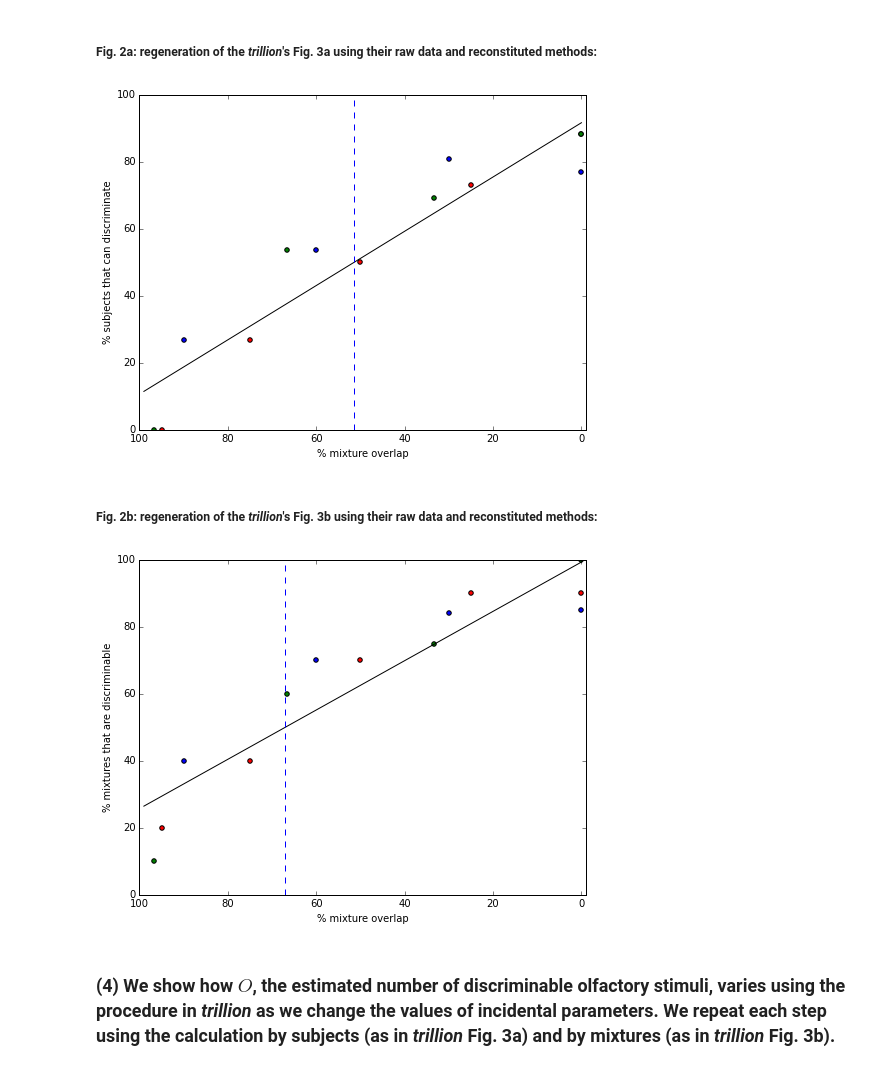
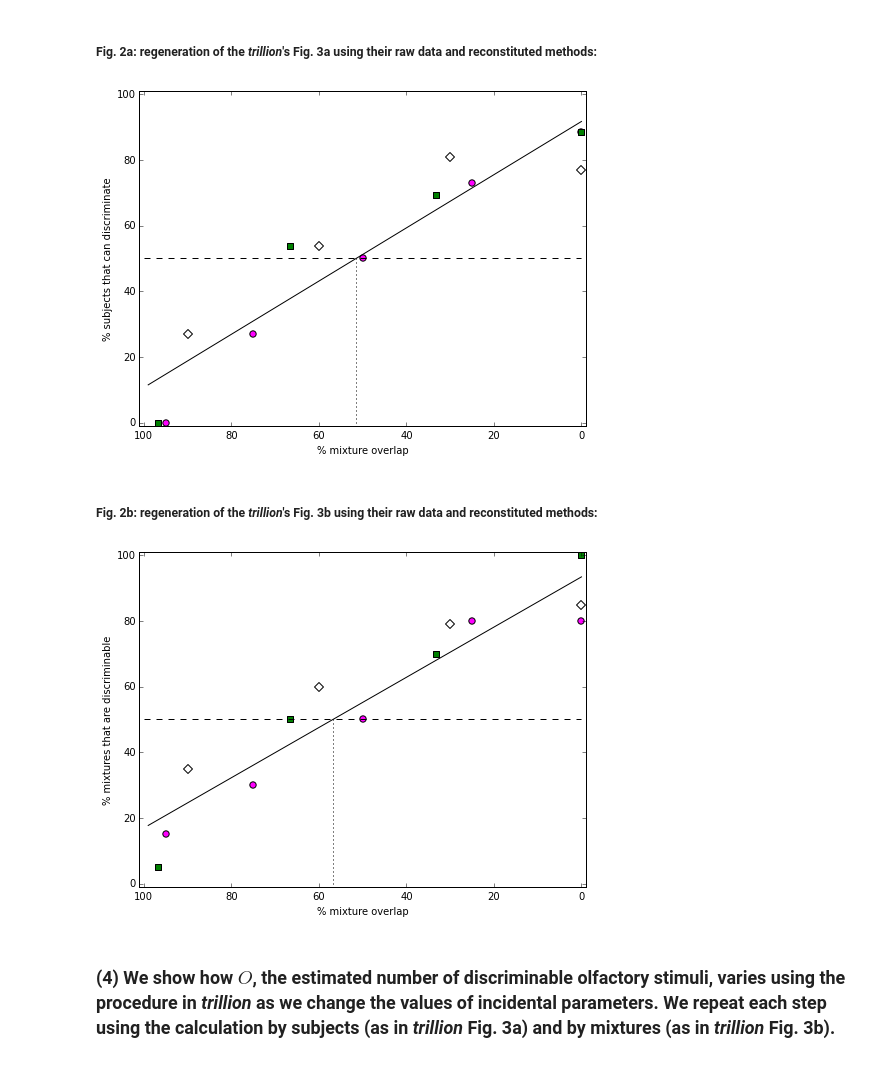
Before and after one commit to rgerkin/trillion, a Jupyter notebook: arxiv.ipynb, the cells around one changed output. Saved outputs shown, nothing was run; the diff lists cells and outputs as text; code cells hidden in the pictures.

Commit message:
Improved interpolation; updated figures

```diff
--- a/arxiv.ipynb
+++ b/arxiv.ipynb
@@ -49,16 +49,17 @@ trillion.fig2x(results,fig='c')
 ##### Fig. 2a: regeneration of the <i>trillion</i>'s Fig. 3a using their raw data and reconstituted methods:
 # %%
 # Regenerate Fig. 3a from Bushdid et al. using their data and methods.
-overlap = trillion.fig3x(results,fig='a')
+overlap = trillion.fig3x(results,fig='a',alpha=0.05)
 # %% [output]
-[figure, old version]
+[figure, new version]
 # %% [markdown]
 ##### Fig. 2b: regeneration of the <i>trillion</i>'s Fig. 3b using their raw data and reconstituted methods:
 # %%
-# Regenerate Fig. 3a from Bushdid et al. using their data and methods.
-overlap = trillion.fig3x(results,fig='b')
+# Regenerate Fig. 3b from Bushdid et al. using their data and methods.
+overlap = trillion.fig3x(results,fig='b',alpha=0.025)
+# Note that a different value of alpha is required to match Fig. 3b than Fig. 3a.
 # %% [output]
-[figure, old version]
+[figure, new version]
 # %% [markdown]
 ### (4) We show how $\hat{O}$, the estimated number of discriminable olfactory stimuli, varies using the procedure in <i>trillion</i> as we change the values of incidental parameters.  We repeat each step using the calculation by subjects (as in <i>trillion</i> Fig. 3a) and by mixtures (as in <i>trillion</i> Fig. 3b).
 # %% [markdown]
```
Also changed, not shown: parts of 10 cells of this notebook, 1 other file.
